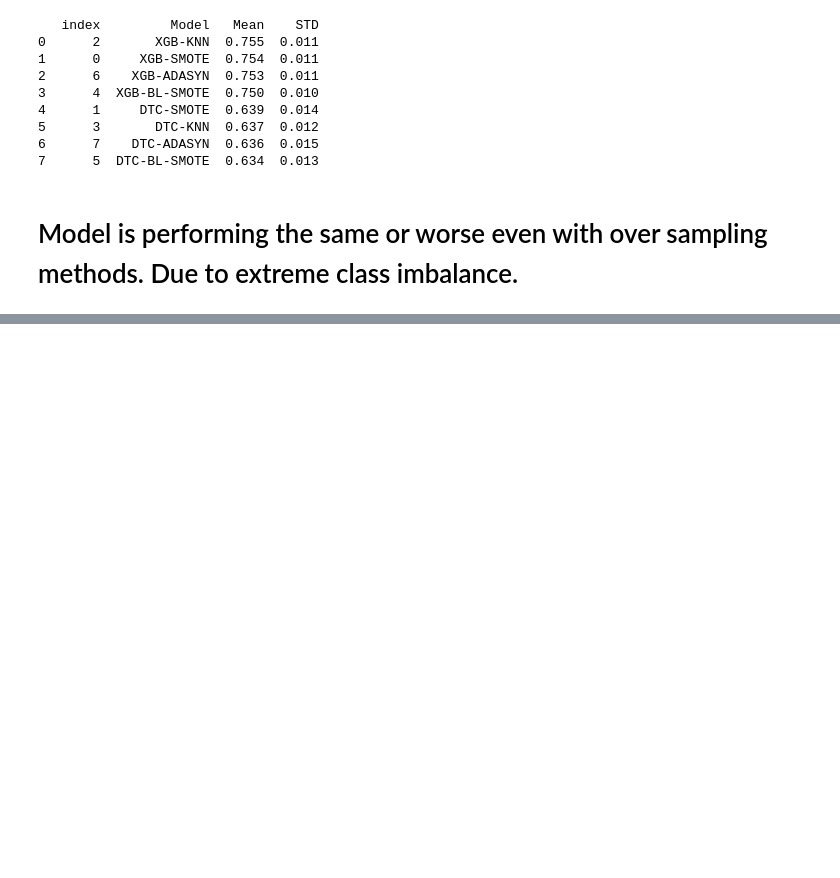
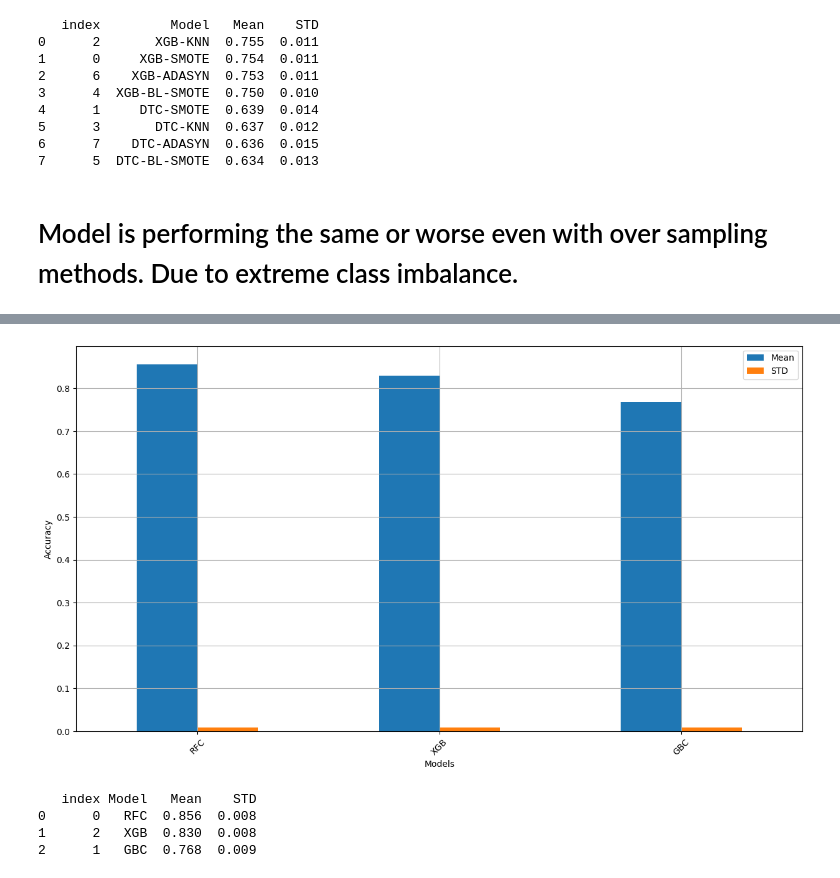
Before and after one commit to MaukanMir/Netflix-Sentiment-Classification-Two, a Jupyter notebook: training.ipynb, the cells around one changed output, grey strips where cells are left out. Drawn from its saved outputs; the diff is of its cells as text; code cells hidden in the pictures; blank space fills up the shorter version.

```diff
--- a/training.ipynb
+++ b/training.ipynb
@@ -347,0 +361,10 @@ test_sampling_models(sampling_model_names, sampling_models, model_names, models,
+# %%
+model_names = ["RFC", "GBC", "XGB"]
+models = grab_selected_models(model_names)
+tested_selected_models(model_names, models, X_res, y_res)
+# %% [output]
+[figure, added]
+   index Model   Mean    STD
+0      0   RFC  0.856  0.008
+1      2   XGB  0.830  0.008
+2      1   GBC  0.768  0.009
```
Also changed, not shown: parts of 2 cells of this notebook.
